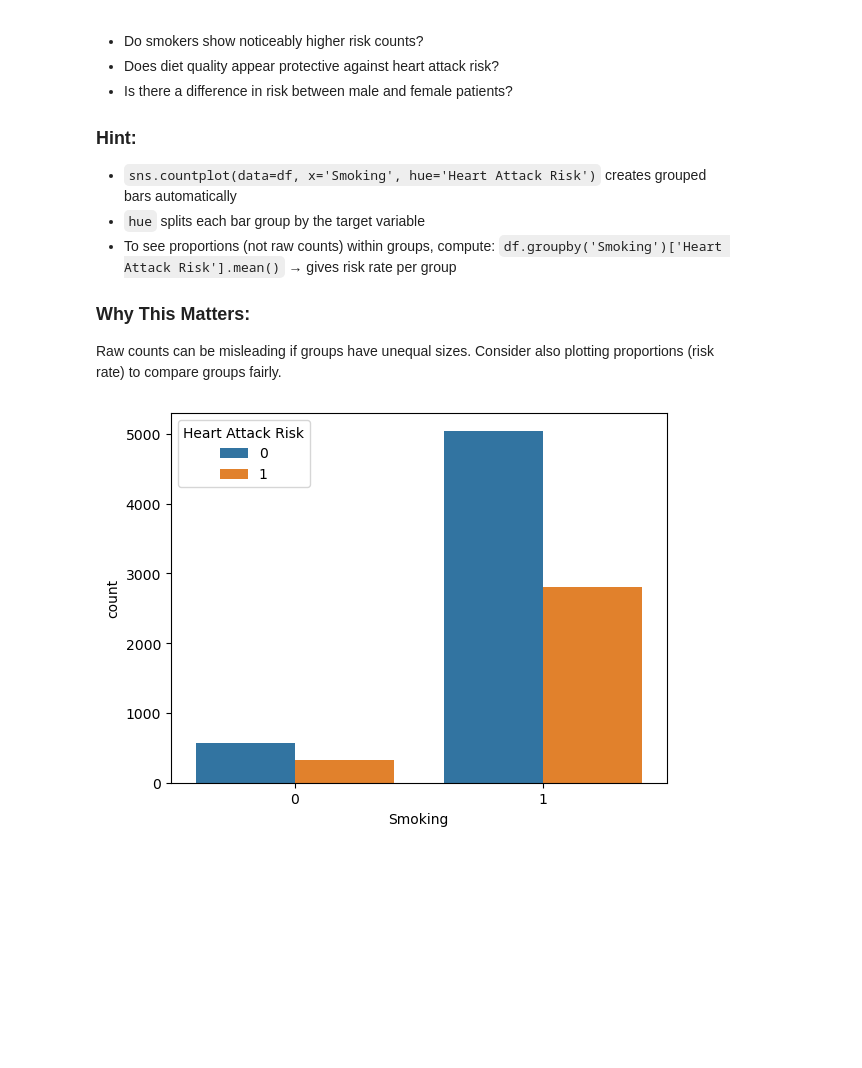
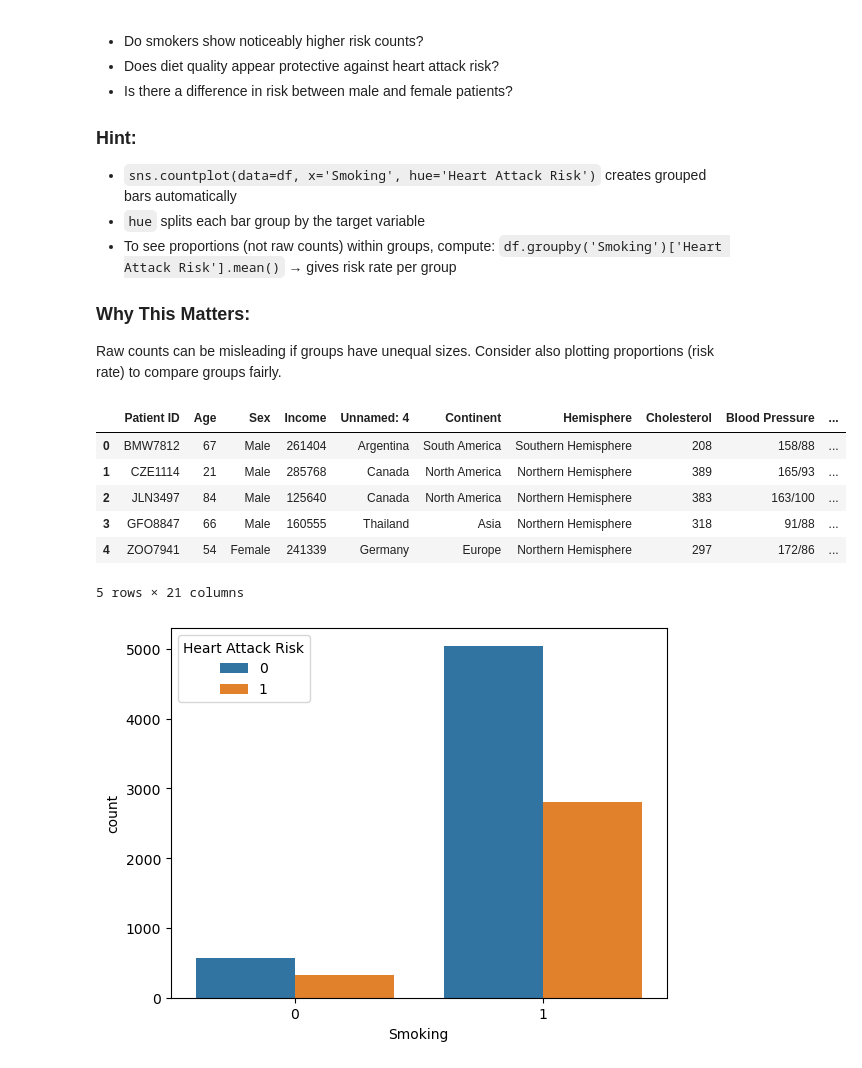
Before and after one commit to un1u3/ml-labs, a Jupyter notebook: fusemachines-2026/phase1-news-system/assignments/Wk_1_Data_Wrangling_HeartAttack.ipynb, the cells around one changed output. Cells and saved outputs as stored; diff of their text form; code cells hidden in the pictures; blank space fills up the shorter version.

```diff
--- a/fusemachines-2026/phase1-news-system/assignments/Wk_1_Data_Wrangling_HeartAttack.ipynb
+++ b/fusemachines-2026/phase1-news-system/assignments/Wk_1_Data_Wrangling_HeartAttack.ipynb
@@ -610,6 +582,16 @@ Raw counts can be misleading if groups have unequal sizes. Consider also plottin
 # %%
 # Your code here
 df = demographics.merge(clinical, on='Patient ID').merge(lifestyle, on='Patient ID')
+# %%
+df.head()
+# %% [output]
+|  | Patient ID | Age | Sex | Income | Unnamed: 4 | Continent | Hemisphere | Cholesterol | Blood Pressure | ... |
+| 0 | BMW7812 | 67 | Male | 261404 | Argentina | South America | Southern Hemisphere | 208 | 158/88 | ... |
+| 1 | CZE1114 | 21 | Male | 285768 | Canada | North America | Northern Hemisphere | 389 | 165/93 | ... |
+| 2 | JLN3497 | 84 | Male | 125640 | Canada | North America | Northern Hemisphere | 383 | 163/100 | ... |
+| 3 | GFO8847 | 66 | Male | 160555 | Thailand | Asia | Northern Hemisphere | 318 | 91/88 | ... |
+| 4 | ZOO7941 | 54 | Female | 241339 | Germany | Europe | Northern Hemisphere | 297 | 172/86 | ... |
+5 rows × 21 columns
 # %%
 # Your code here
 sns.countplot(data=df, x = 'Smoking', hue='Heart Attack Risk')
```
Also changed, not shown: parts of 2 cells of this notebook, 1 other file.
